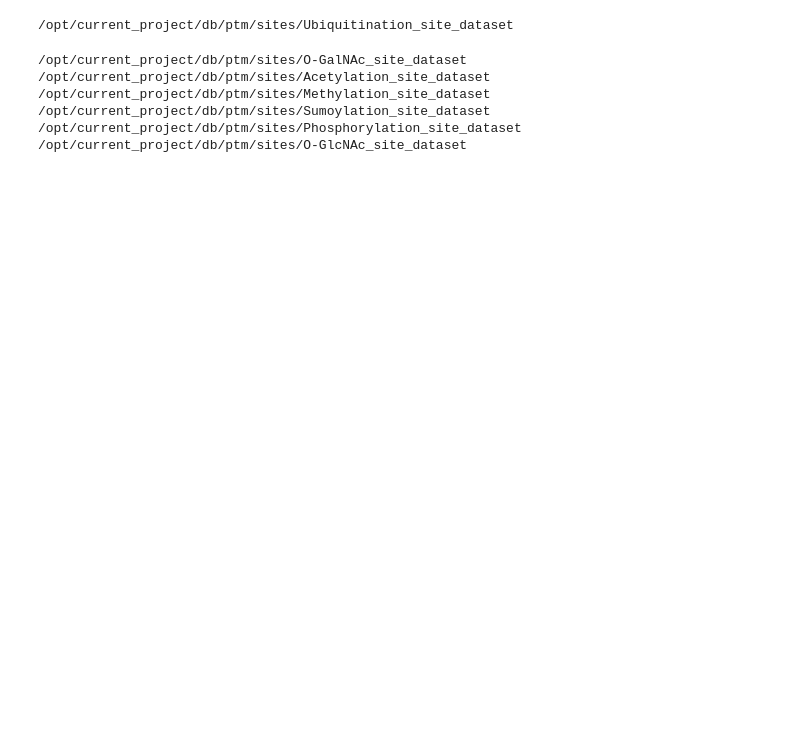
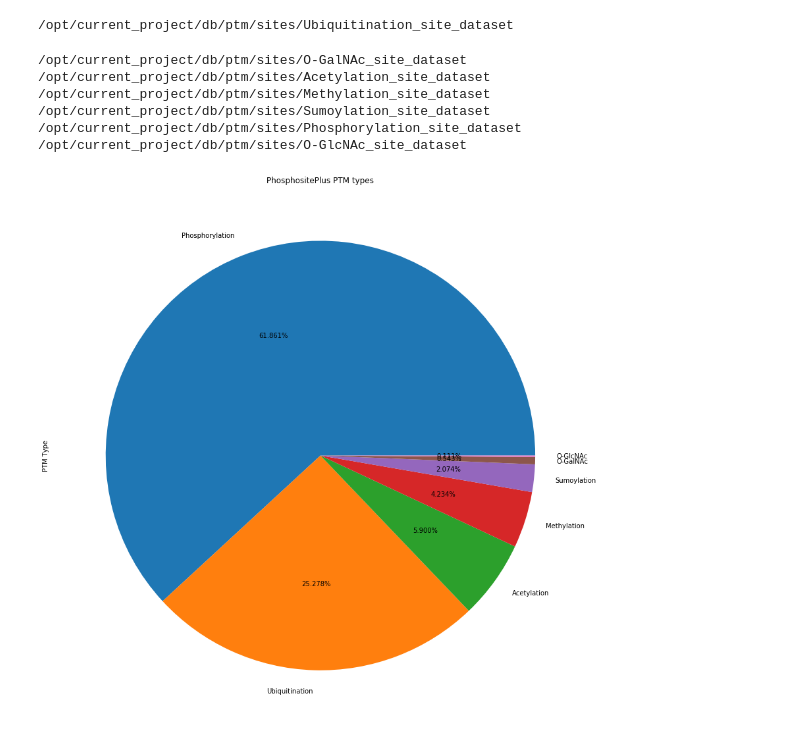
Before and after one commit to Zaryob/ConVarT_pipeline, a Jupyter notebook: pipeline/analysis/PTM.ipynb, the cells around one changed output. Cells and saved outputs as stored; diff of their text form; code cells hidden in the pictures; blank space fills up the shorter version.

```diff
--- a/pipeline/analysis/PTM.ipynb
+++ b/pipeline/analysis/PTM.ipynb
@@ -52,6 +52,18 @@ df_ptm.columns = [col.lower() for col in df_ptm.columns]
 /opt/current_project/db/ptm/sites/Sumoylation_site_dataset
 /opt/current_project/db/ptm/sites/Phosphorylation_site_dataset
 /opt/current_project/db/ptm/sites/O-GlcNAc_site_dataset
+# %%
+from matplotlib import pyplot as plt
+from os import path
+plt.rcParams['figure.figsize'] = [15, 15]
+
+plt.title('PhosphositePlus PTM types')
+df_ptm.ptm_type.value_counts().plot(kind='pie', autopct='%1.3f%%')
+plt.ylabel('PTM Type')
+plt.savefig(path.join(project_dir, 'figures', 'pie_chart_phosphositeplus.png'))
+plt.show()
+# %% [output]
+[figure, added]
 # %%
 uniprot_fasta = {
 
```
Also changed, not shown: parts of 4 cells of this notebook, 8 other files.
